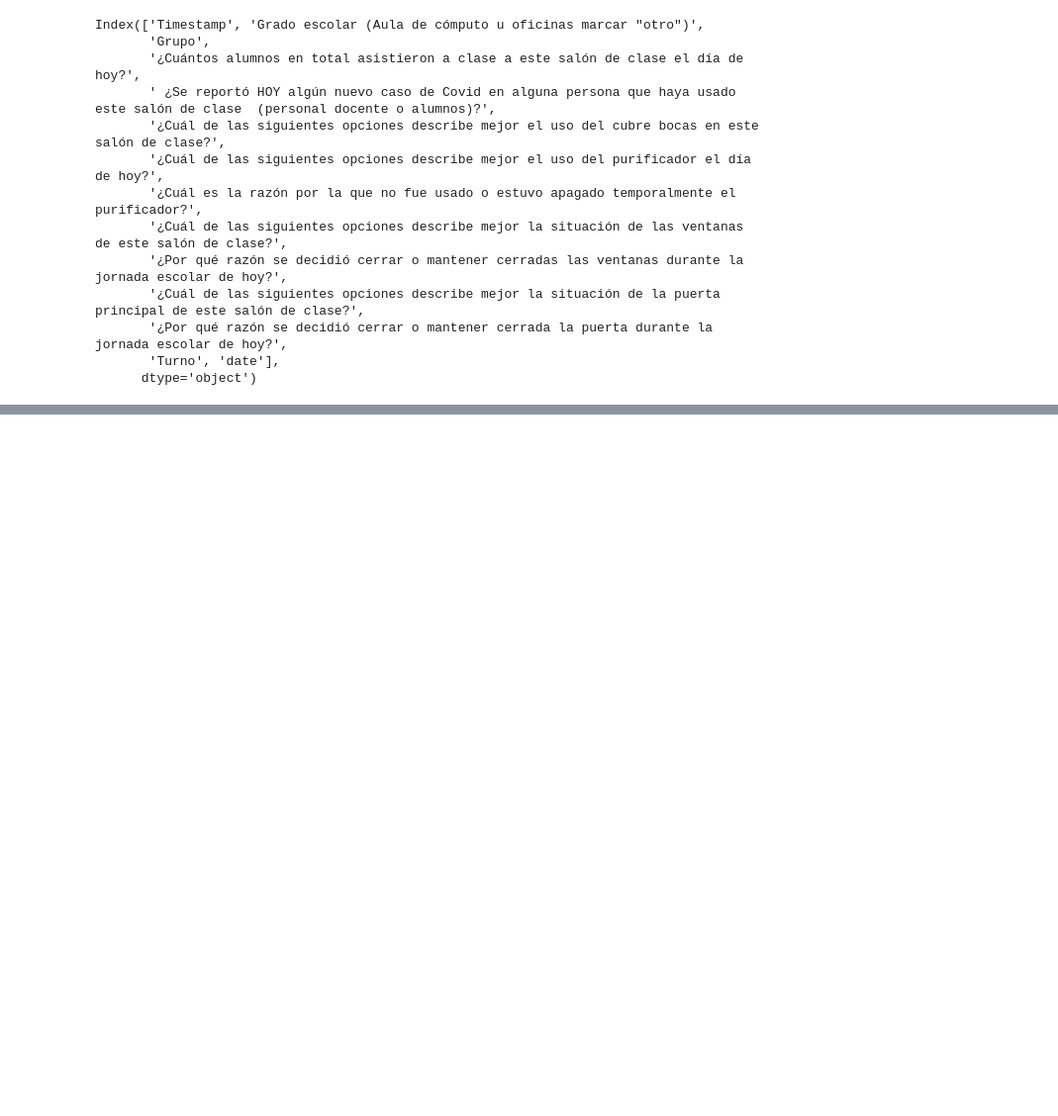
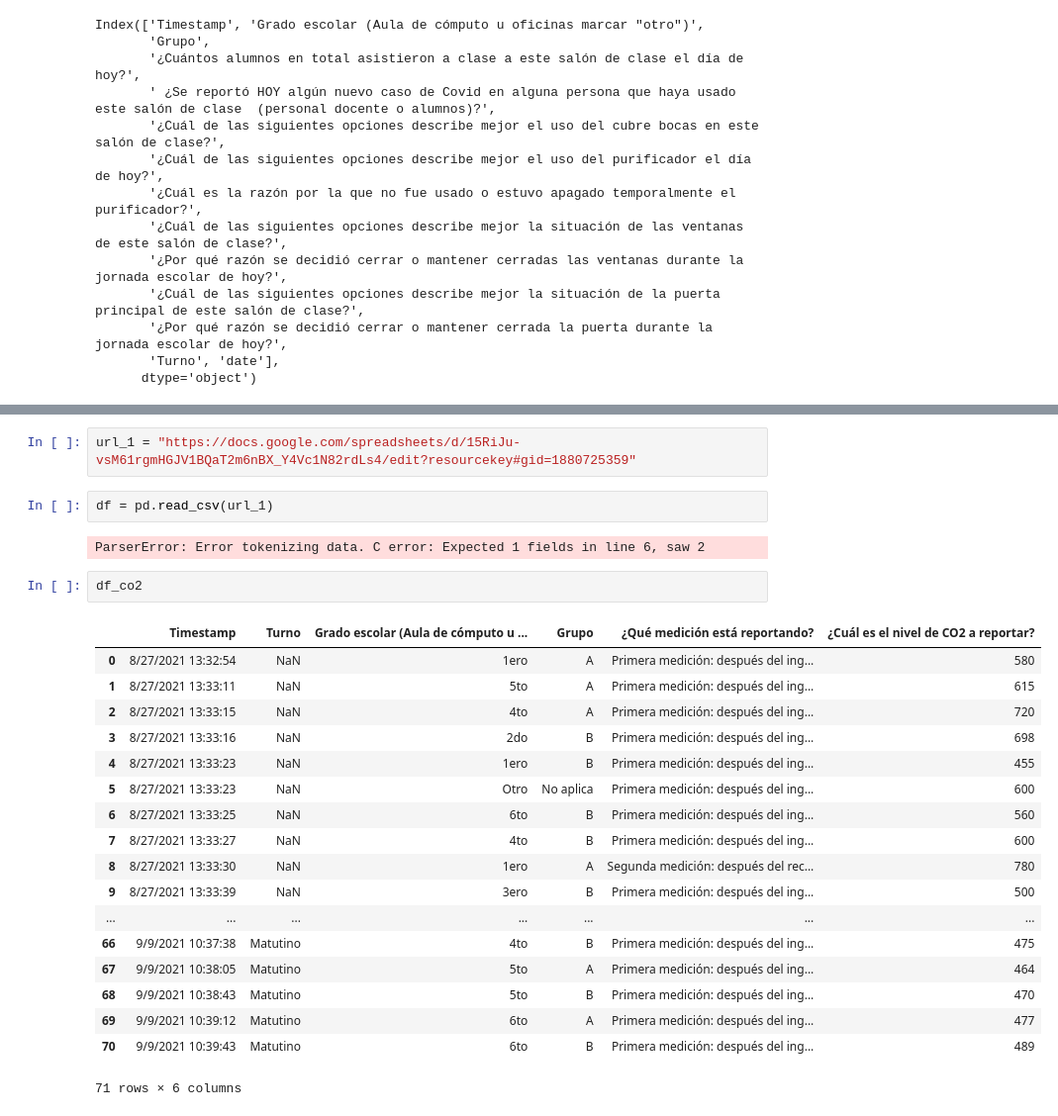
Before and after one commit to abreulastra/ventila_tu_escuela, a Jupyter notebook: VTE_analysis_c02_pilot_1.ipynb, the cells around one changed output, grey strips where cells are left out. Shown: that part at 99% size. Saved outputs shown, nothing was run; the diff lists cells and outputs as text; blank space fills up the shorter version.

```diff
--- a/VTE_analysis_c02_pilot_1.ipynb
+++ b/VTE_analysis_c02_pilot_1.ipynb
@@ -123,0 +142,27 @@ Name: date, Length: 115, dtype: object
+# %%
+url_1 = "https://docs.google.com/spreadsheets/d/15RiJu-vsM61rgmHGJV1BQaT2m6nBX_Y4Vc1N82rdLs4/edit?resourcekey#gid=1880725359"
+# %%
+df = pd.read_csv(url_1)
+# %% [output]
+ParserError: Error tokenizing data. C error: Expected 1 fields in line 6, saw 2
+# %%
+df_co2
+# %% [output]
+|  | Timestamp | Turno | Grado escolar (Aula de cómputo u ... | Grupo | ¿Qué medición está reportando? | ¿Cuál es el nivel de CO2 a reportar? |
+| 0 | 8/27/2021 13:32:54 | NaN | 1ero | A | Primera medición: después del ing... | 580 |
+| 1 | 8/27/2021 13:33:11 | NaN | 5to | A | Primera medición: después del ing... | 615 |
+| 2 | 8/27/2021 13:33:15 | NaN | 4to | A | Primera medición: después del ing... | 720 |
+| 3 | 8/27/2021 13:33:16 | NaN | 2do | B | Primera medición: después del ing... | 698 |
+| 4 | 8/27/2021 13:33:23 | NaN | 1ero | B | Primera medición: después del ing... | 455 |
+| 5 | 8/27/2021 13:33:23 | NaN | Otro | No aplica | Primera medición: después del ing... | 600 |
+| 6 | 8/27/2021 13:33:25 | NaN | 6to | B | Primera medición: después del ing... | 560 |
+| 7 | 8/27/2021 13:33:27 | NaN | 4to | B | Primera medición: después del ing... | 600 |
+| 8 | 8/27/2021 13:33:30 | NaN | 1ero | A | Segunda medición: después del rec... | 780 |
+| 9 | 8/27/2021 13:33:39 | NaN | 3ero | B | Primera medición: después del ing... | 500 |
+| ... | ... | ... | ... | ... | ... | ... |
+| 66 | 9/9/2021 10:37:38 | Matutino | 4to | B | Primera medición: después del ing... | 475 |
+| 67 | 9/9/2021 10:38:05 | Matutino | 5to | A | Primera medición: después del ing... | 464 |
+| 68 | 9/9/2021 10:38:43 | Matutino | 5to | B | Primera medición: después del ing... | 470 |
+| 69 | 9/9/2021 10:39:12 | Matutino | 6to | A | Primera medición: después del ing... | 477 |
+| 70 | 9/9/2021 10:39:43 | Matutino | 6to | B | Primera medición: después del ing... | 489 |
+71 rows × 6 columns
```
Also changed, not shown: parts of 15 cells of this notebook, 1 other file.
